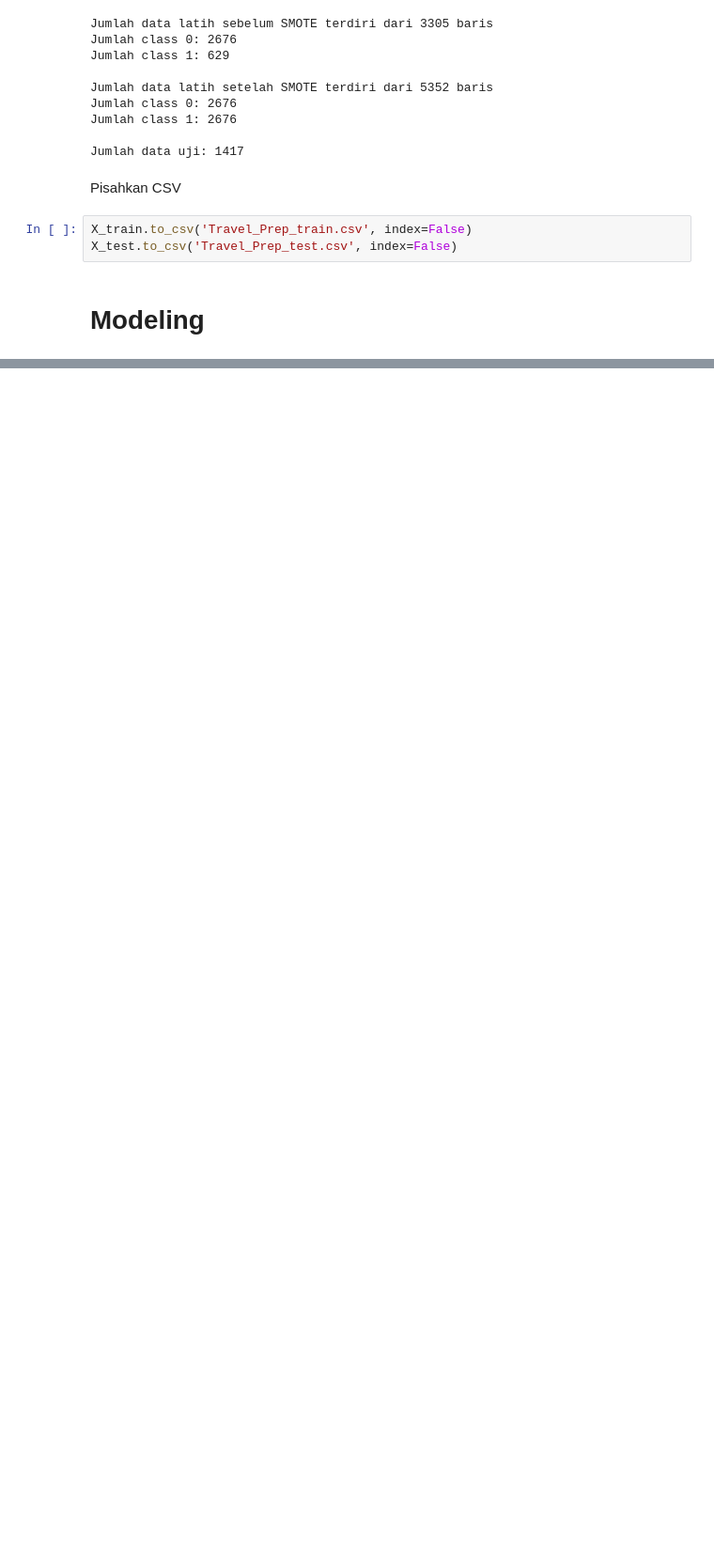
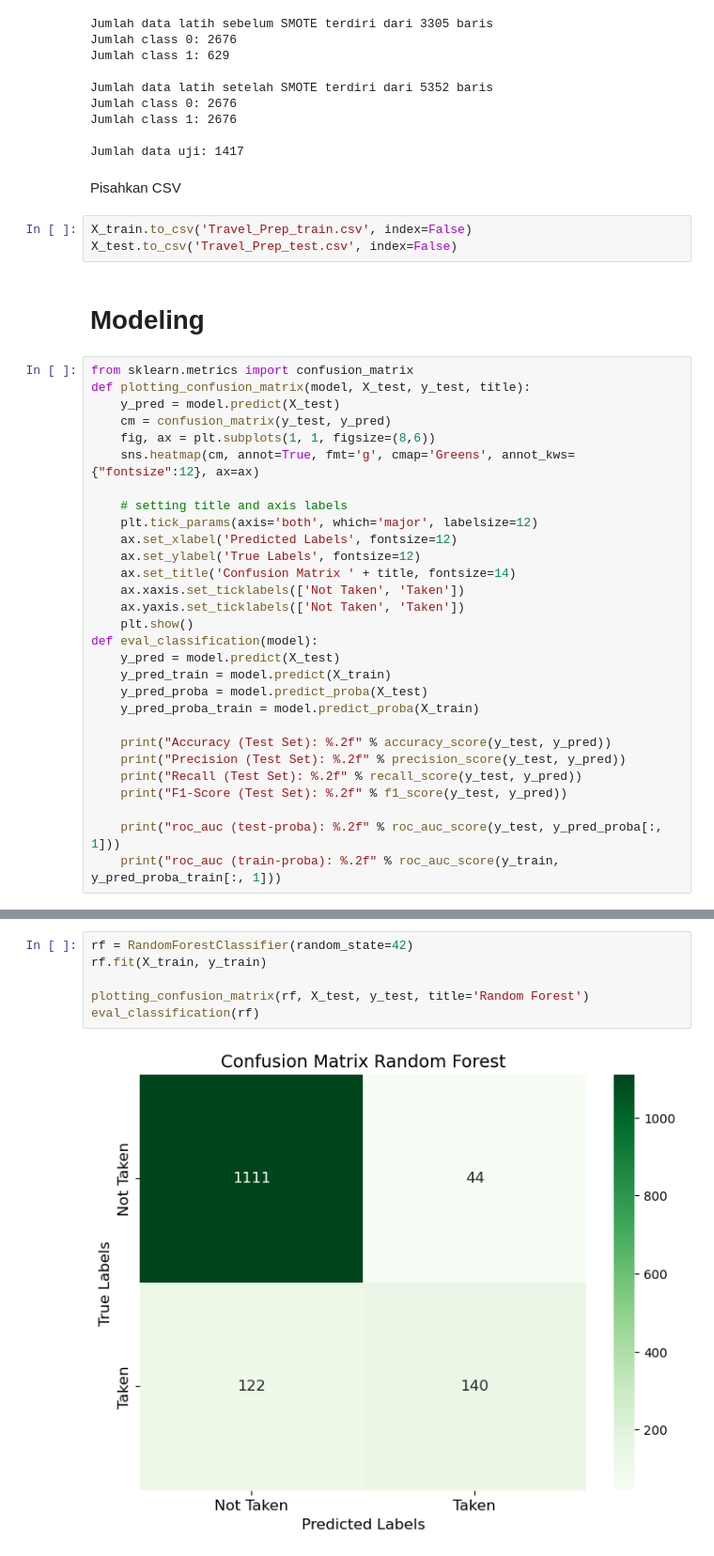
Before and after one commit to damaraira/ByteBenders, a Jupyter notebook: Preprocessing + Modeling_Final Project.ipynb, the cells around one changed output, grey strips where cells are left out. Shown at 94% size. Drawn from its saved outputs; the diff is of its cells as text; blank space fills up the shorter version.

Commit message:
update model

```diff
--- a/Preprocessing + Modeling_Final Project.ipynb
+++ b/Preprocessing + Modeling_Final Project.ipynb
@@ -461,3 +486,32 @@ X_train.to_csv('Travel_Prep_train.csv', index=False)
 X_test.to_csv('Travel_Prep_test.csv', index=False)
 # %% [markdown]
 # Modeling
+# %%
+from sklearn.metrics import confusion_matrix
+def plotting_confusion_matrix(model, X_test, y_test, title):
+    y_pred = model.predict(X_test)
+    cm = confusion_matrix(y_test, y_pred)
+    fig, ax = plt.subplots(1, 1, figsize=(8,6))
+    sns.heatmap(cm, annot=True, fmt='g', cmap='Greens', annot_kws={"fontsize":12}, ax=ax)
+
+    # setting title and axis labels
+    plt.tick_params(axis='both', which='major', labelsize=12)
+    ax.set_xlabel('Predicted Labels', fontsize=12)
+    ax.set_ylabel('True Labels', fontsize=12)
+    ax.set_title('Confusion Matrix ' + title, fontsize=14)
+    ax.xaxis.set_ticklabels(['Not Taken', 'Taken'])
+    ax.yaxis.set_ticklabels(['Not Taken', 'Taken'])
+    plt.show()
+def eval_classification(model):
+    y_pred = model.predict(X_test)
+    y_pred_train = model.predict(X_train)
+    y_pred_proba = model.predict_proba(X_test)
+    y_pred_proba_train = model.predict_proba(X_train)
+
+    print("Accuracy (Test Set): %.2f" % accuracy_score(y_test, y_pred))
+    print("Precision (Test Set): %.2f" % precision_score(y_test, y_pred))
+    print("Recall (Test Set): %.2f" % recall_score(y_test, y_pred))
+    print("F1-Score (Test Set): %.2f" % f1_score(y_test, y_pred))
+
+    print("roc_auc (test-proba): %.2f" % roc_auc_score(y_test, y_pred_proba[:, 1]))
+    print("roc_auc (train-proba): %.2f" % roc_auc_score(y_train, y_pred_proba_train[:, 1]))
@@ -463,0 +528,8 @@ X_test.to_csv('Travel_Prep_test.csv', index=False)
+# %%
+rf = RandomForestClassifier(random_state=42)
+rf.fit(X_train, y_train)
+
+plotting_confusion_matrix(rf, X_test, y_test, title='Random Forest')
+eval_classification(rf)
+# %% [output]
+[figure, added]
```
Also changed, not shown: parts of 26 cells of this notebook.
